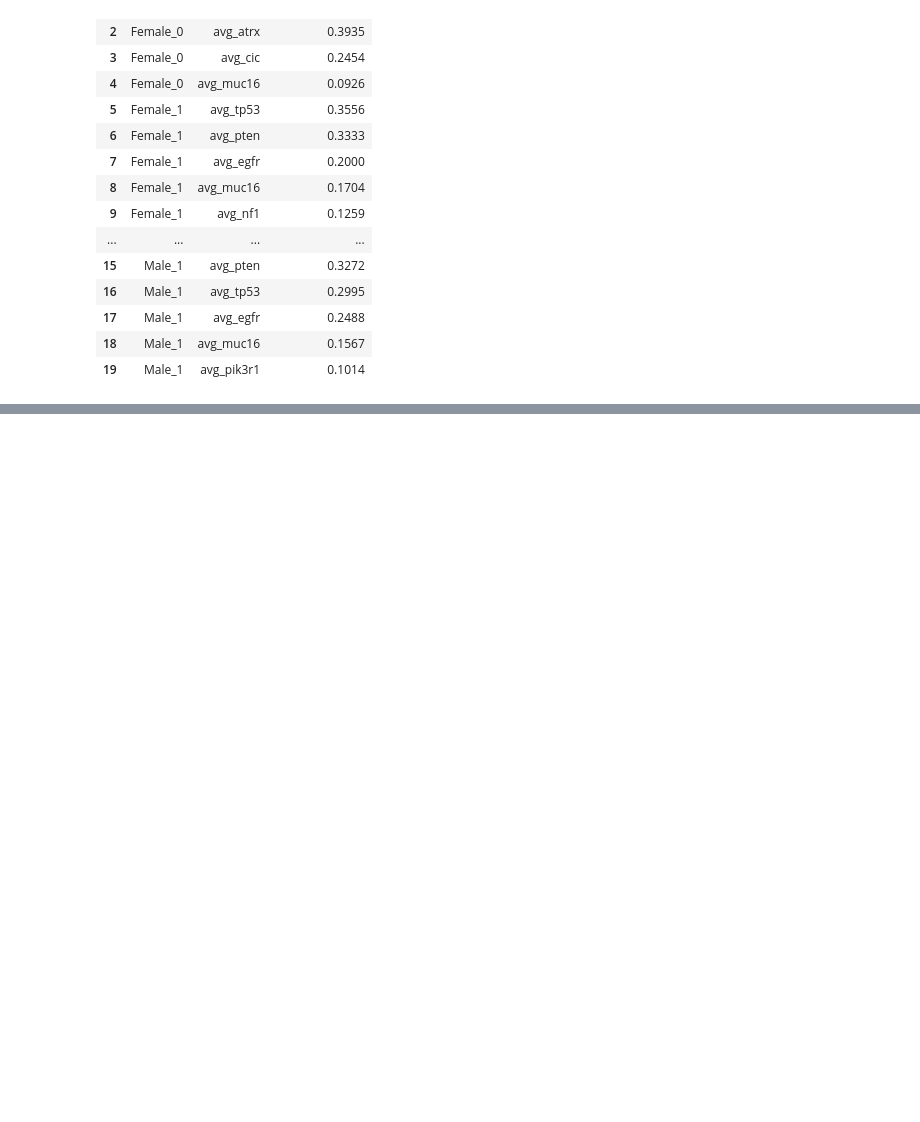
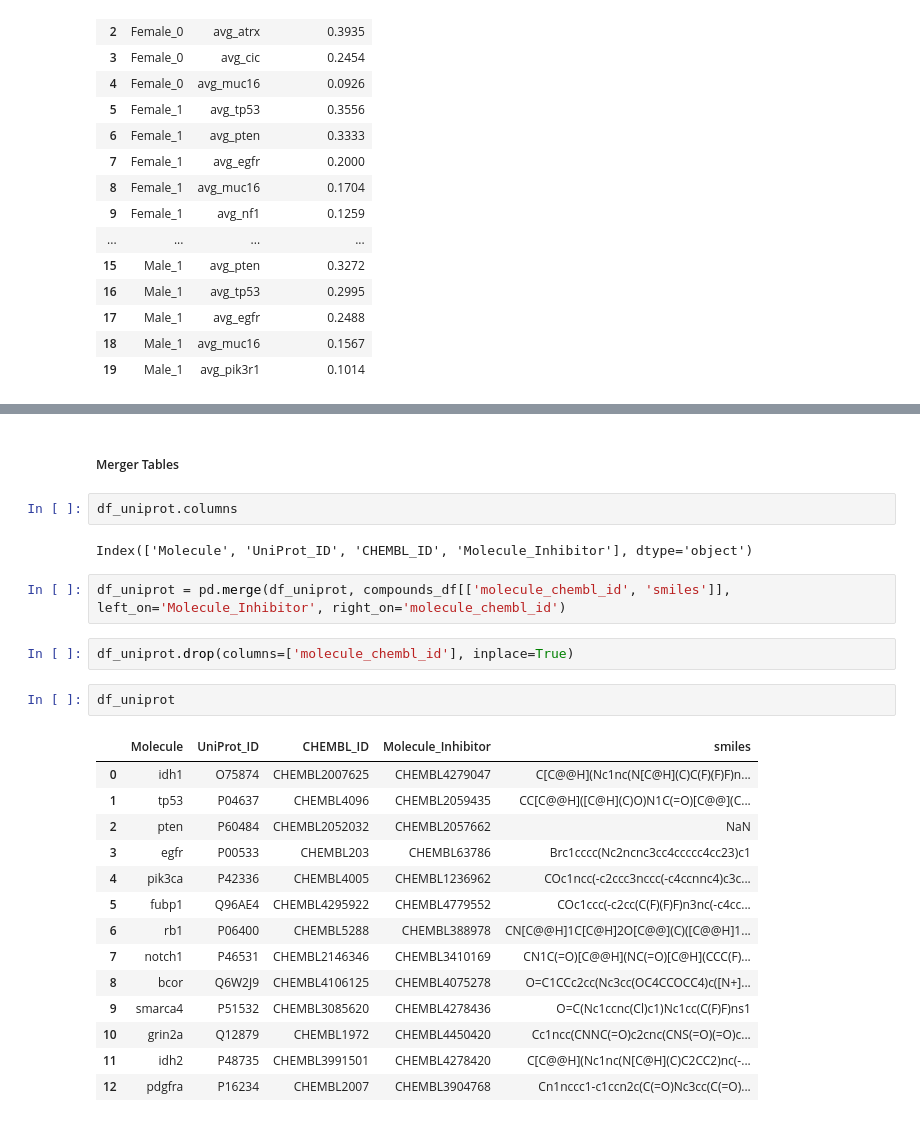
Before and after one commit to AnJoGoe/Mini_Project_SQL, a Jupyter notebook: notebooks/Mini_Project_SQL.ipynb, the cells around one changed output, grey strips where cells are left out. Cells and saved outputs as stored; diff of their text form; blank space fills up the shorter version.

```diff
--- a/notebooks/Mini_Project_SQL.ipynb
+++ b/notebooks/Mini_Project_SQL.ipynb
@@ -769,0 +1086,27 @@ plt.show()
+# %% [markdown]
+##### Merger Tables
+# %%
+df_uniprot.columns
+# %% [output]
+Index(['Molecule', 'UniProt_ID', 'CHEMBL_ID', 'Molecule_Inhibitor'], dtype='object')
+# %%
+df_uniprot = pd.merge(df_uniprot, compounds_df[['molecule_chembl_id', 'smiles']], left_on='Molecule_Inhibitor', right_on='molecule_chembl_id')
+# %%
+df_uniprot.drop(columns=['molecule_chembl_id'], inplace=True)
+# %%
+df_uniprot
+# %% [output]
+|  | Molecule | UniProt_ID | CHEMBL_ID | Molecule_Inhibitor | smiles |
+| 0 | idh1 | O75874 | CHEMBL2007625 | CHEMBL4279047 | C[C@@H](Nc1nc(N[C@H](C)C(F)(F)F)n... |
+| 1 | tp53 | P04637 | CHEMBL4096 | CHEMBL2059435 | CC[C@@H]([C@H](C)O)N1C(=O)[C@@](C... |
+| 2 | pten | P60484 | CHEMBL2052032 | CHEMBL2057662 | NaN |
+| 3 | egfr | P00533 | CHEMBL203 | CHEMBL63786 | Brc1cccc(Nc2ncnc3cc4ccccc4cc23)c1 |
+| 4 | pik3ca | P42336 | CHEMBL4005 | CHEMBL1236962 | COc1ncc(-c2ccc3nccc(-c4ccnnc4)c3c... |
+| 5 | fubp1 | Q96AE4 | CHEMBL4295922 | CHEMBL4779552 | COc1ccc(-c2cc(C(F)(F)F)n3nc(-c4cc... |
+| 6 | rb1 | P06400 | CHEMBL5288 | CHEMBL388978 | CN[C@@H]1C[C@H]2O[C@@](C)([C@@H]1... |
+| 7 | notch1 | P46531 | CHEMBL2146346 | CHEMBL3410169 | CN1C(=O)[C@@H](NC(=O)[C@H](CCC(F)... |
+| 8 | bcor | Q6W2J9 | CHEMBL4106125 | CHEMBL4075278 | O=C1CCc2cc(Nc3cc(OC4CCOCC4)c([N+]... |
+| 9 | smarca4 | P51532 | CHEMBL3085620 | CHEMBL4278436 | O=C(Nc1ccnc(Cl)c1)Nc1cc(C(F)F)ns1 |
+| 10 | grin2a | Q12879 | CHEMBL1972 | CHEMBL4450420 | Cc1ncc(CNNC(=O)c2cnc(CNS(=O)(=O)c... |
+| 11 | idh2 | P48735 | CHEMBL3991501 | CHEMBL4278420 | C[C@@H](Nc1nc(N[C@H](C)C2CC2)nc(-... |
+| 12 | pdgfra | P16234 | CHEMBL2007 | CHEMBL3904768 | Cn1nccc1-c1ccn2c(C(=O)Nc3cc(C(=O)... |
```
Also changed, not shown: parts of 51 cells of this notebook, 18 other files.
